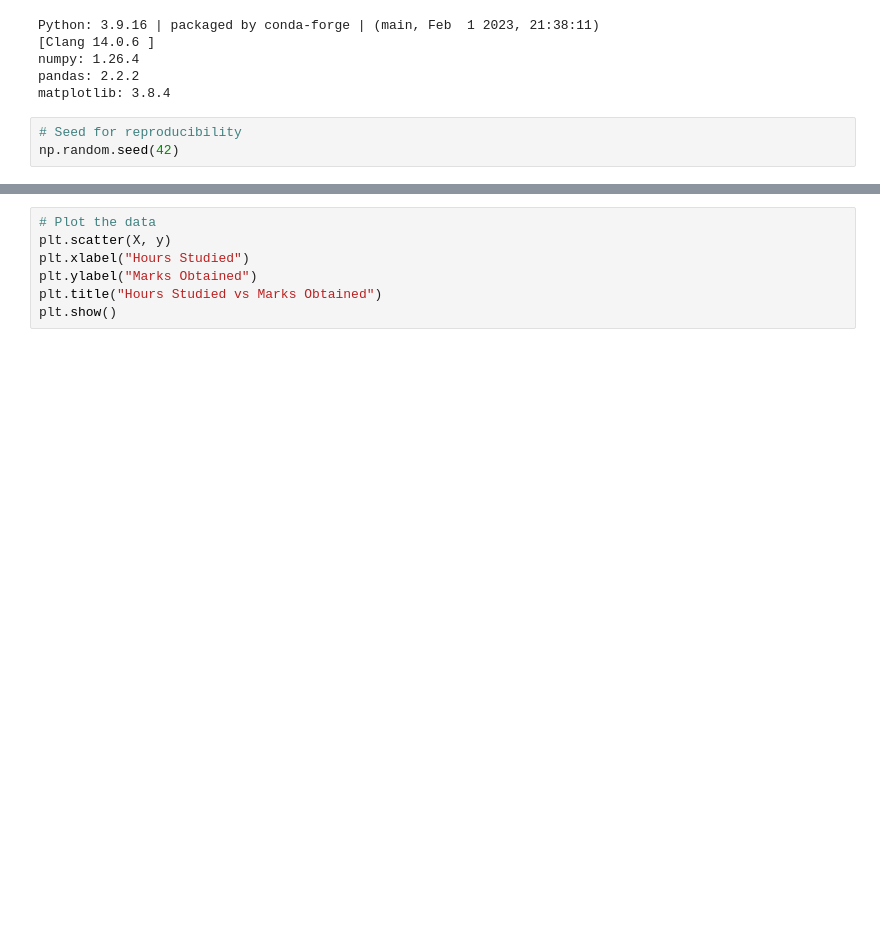
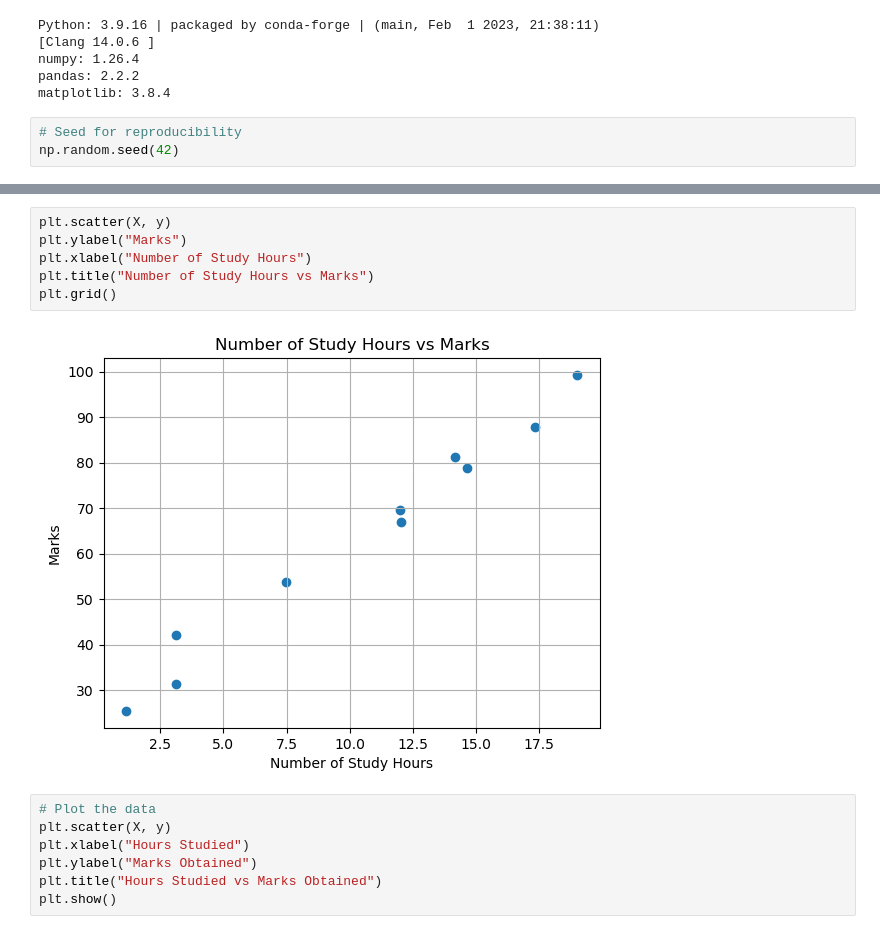
Before and after one commit to vidyadharbendre/learn_machine_learning, a Jupyter notebook: concepts/gradient_descent/gradient_descent.ipynb, the cells around one changed output, grey strips where cells are left out. Cells and saved outputs as stored; diff of their text form; blank space fills up the shorter version.

```diff
--- a/concepts/gradient_descent/gradient_descent.ipynb
+++ b/concepts/gradient_descent/gradient_descent.ipynb
@@ -53,3 +106,11 @@ y = 30 + 3.5* X + np.random.randn(10, 1) * 5  # Marks obtained
+# %%
+plt.scatter(X, y)
+plt.ylabel("Marks")
+plt.xlabel("Number of Study Hours")
+plt.title("Number of Study Hours vs Marks")
+plt.grid()
+# %% [output]
+[figure, added]
 # %%
 # Plot the data
 plt.scatter(X, y)
```
Also changed, not shown: parts of 8 cells of this notebook, 9 other files.
